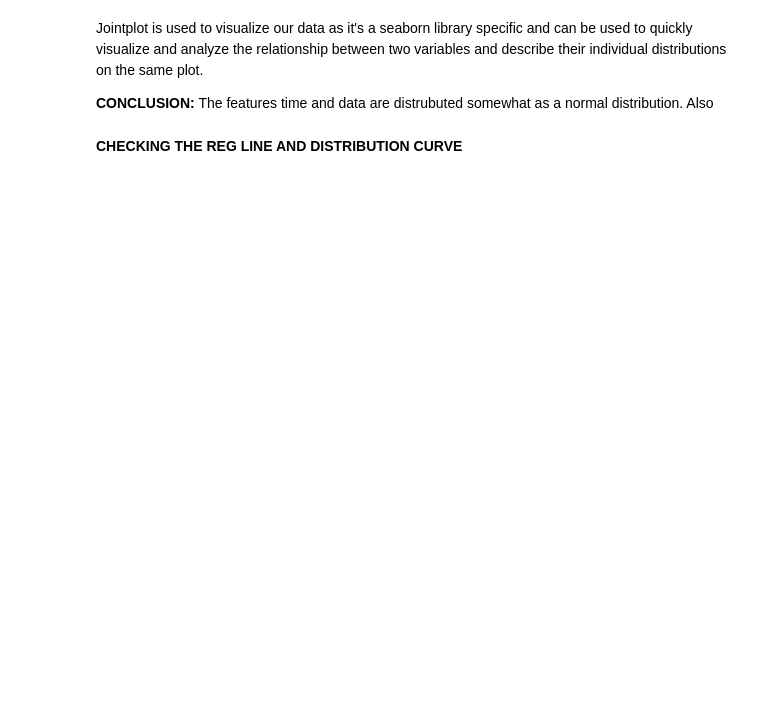
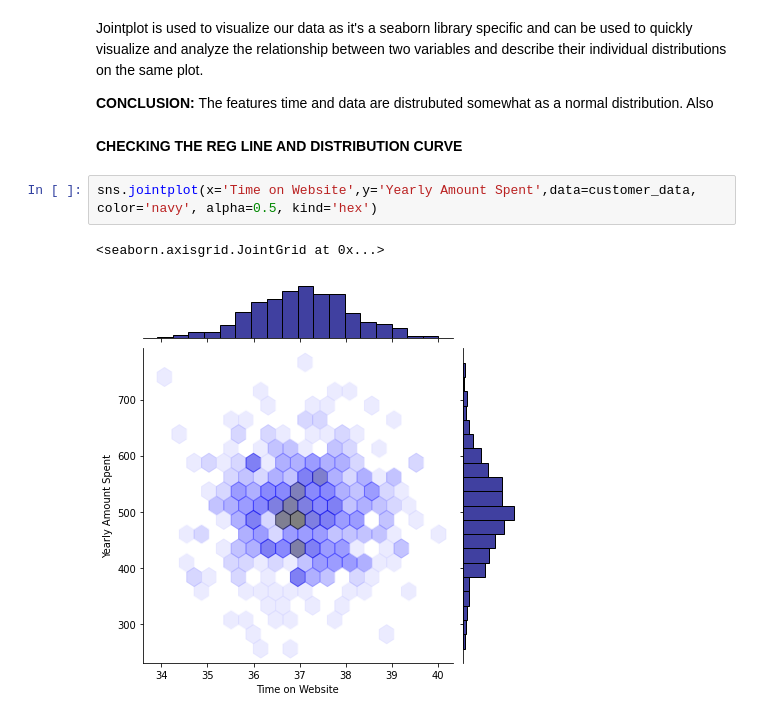
Before and after one commit to KumarGaurav20/ML-HOMEWORK, a Jupyter notebook: ML_AS1.ipynb, the cells around one changed output. Drawn from its saved outputs; the diff is of its cells as text; blank space fills up the shorter version.

```diff
--- a/ML_AS1.ipynb
+++ b/ML_AS1.ipynb
@@ -132,4 +132,9 @@ Jointplot is used to visualize our data as it's a seaborn library specific and c
 **CONCLUSION:** The features time and data are distrubuted somewhat as a normal distribution. Also
 # %% [markdown]
 **CHECKING THE REG LINE AND DISTRIBUTION CURVE**
+# %%
+sns.jointplot(x='Time on Website',y='Yearly Amount Spent',data=customer_data, color='navy', alpha=0.5, kind='hex')
+# %% [output]
+<seaborn.axisgrid.JointGrid at 0x...>
+[figure, added]
 # %%
```
Also changed, not shown: parts of 11 cells of this notebook.
